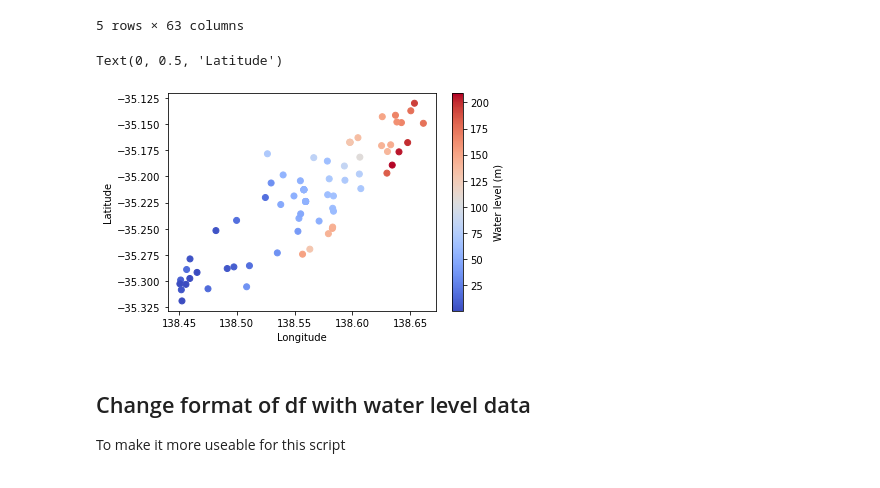
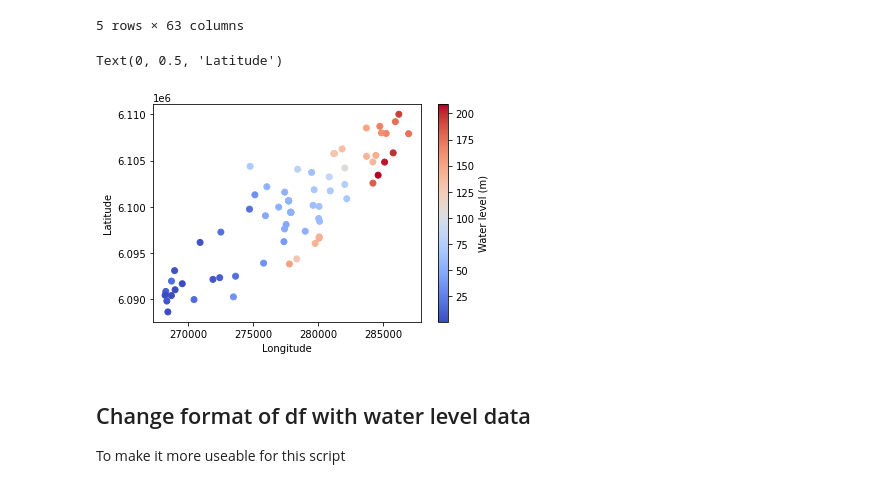
Before and after one commit to sarahkmarshall/willunga_wt, a Jupyter notebook: variogram_calculation.ipynb, the cells around one changed output. Saved outputs shown, nothing was run; the diff lists cells and outputs as text; code cells hidden in the pictures.

```diff
--- a/variogram_calculation.ipynb
+++ b/variogram_calculation.ipynb
@@ -597,16 +278,16 @@ df.head()
 # %%
 fig = plt.figure()
 ax = fig.add_subplot(111)
 
-s = ax.scatter(df.decimal_long, df.neg_decimal_lat, c=df.rswl, cmap="coolwarm")
+s = ax.scatter(df.mga_easting, df.mga_northing, c=df.rswl, cmap="coolwarm")
 cb = plt.colorbar(s)
 cb.set_label('Water level (m)')
 
 plt.xlabel("Longitude")
 plt.ylabel("Latitude")
 # %% [output]
 Text(0, 0.5, 'Latitude')
-[figure, old version]
+[figure, new version]
 # %% [markdown]
 ## Change format of df with water level data
 
```
Also changed, not shown: parts of 206 cells of this notebook.
